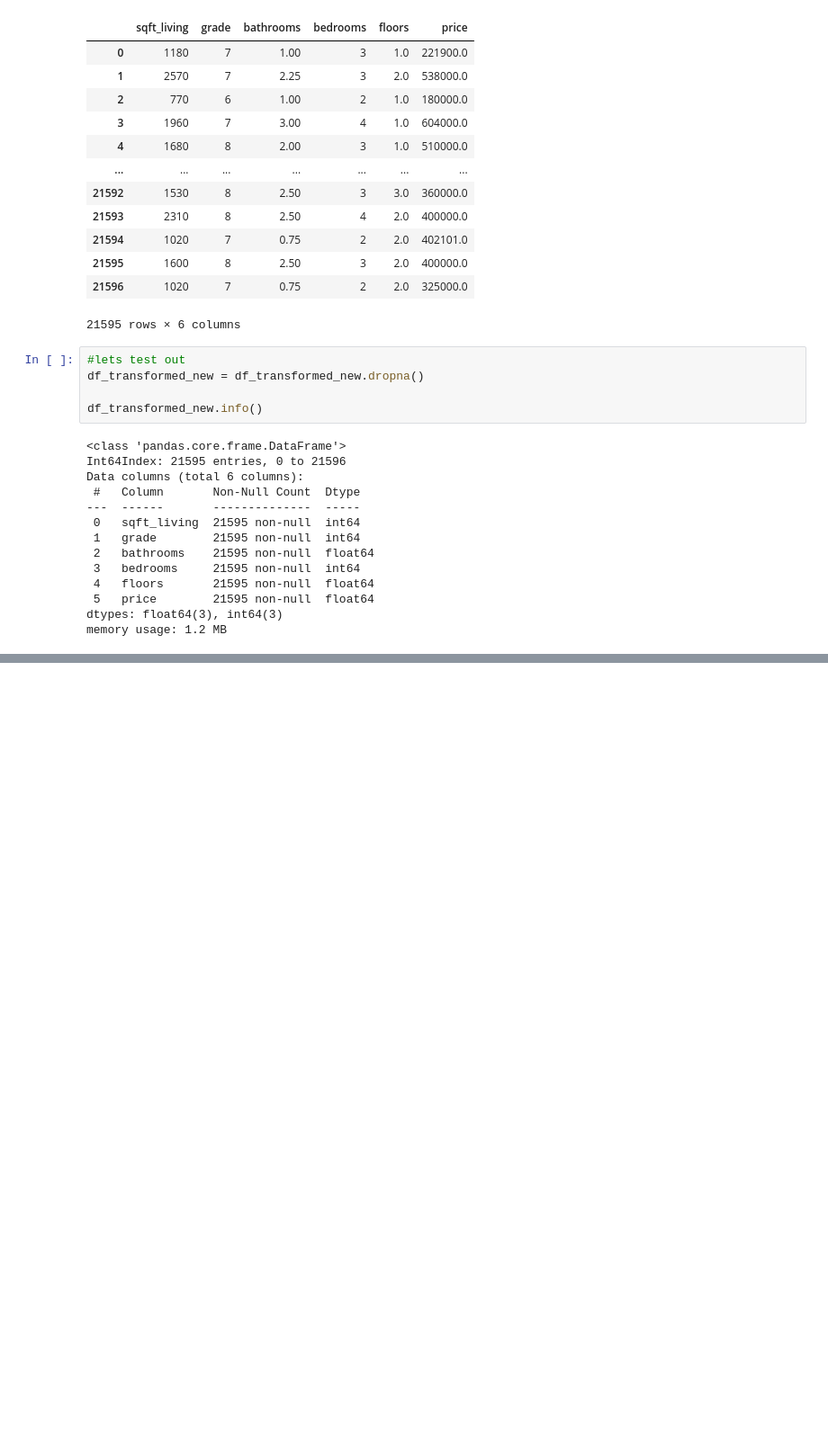
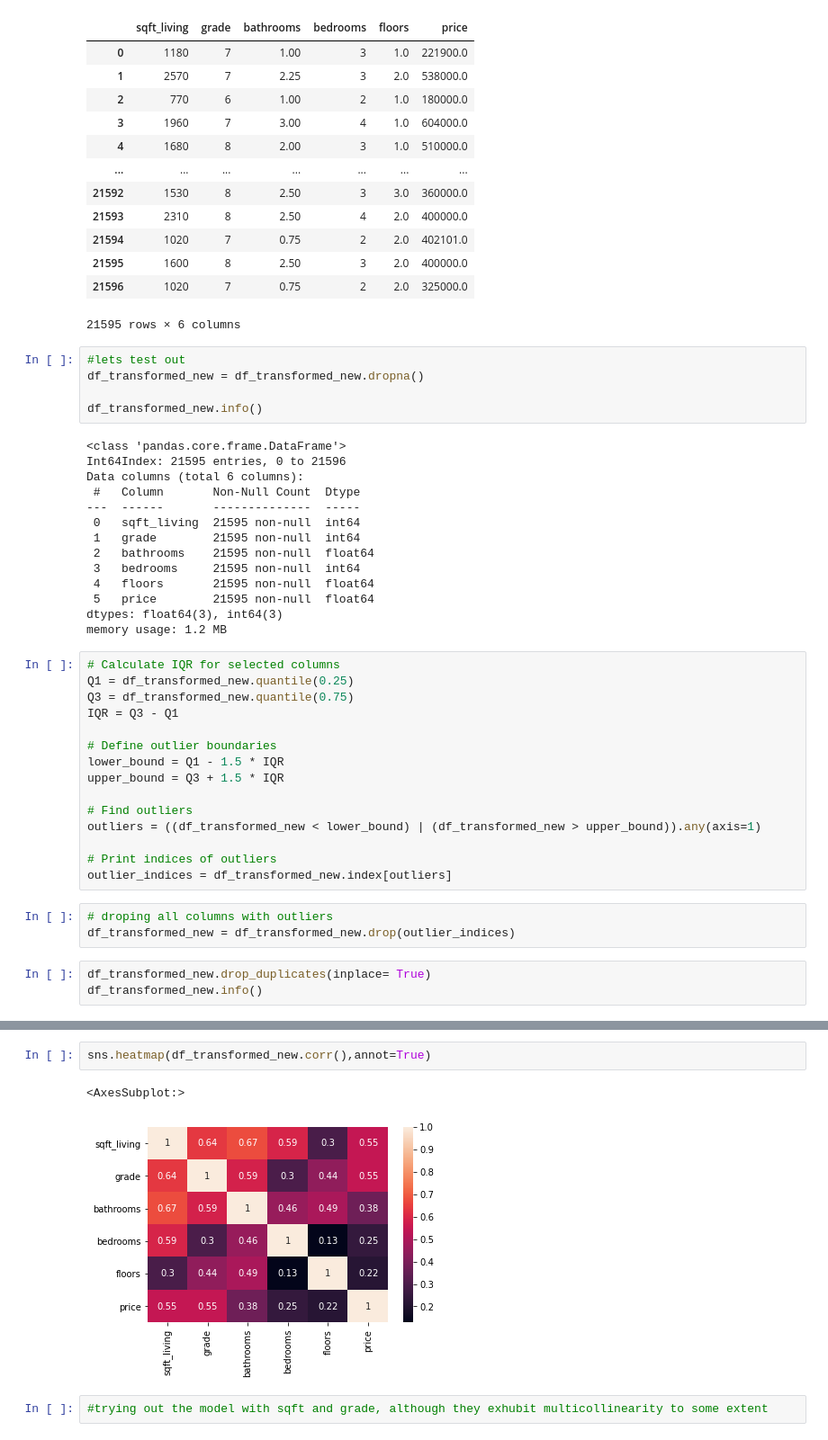
Before and after one commit to Leila-Nyambura/king-county-house-price-prediction-LRM, a Jupyter notebook: Leonard.ipynb, the cells around one changed output, grey strips where cells are left out. Shown at 90% size. Saved outputs shown, nothing was run; the diff lists cells and outputs as text; blank space fills up the shorter version.

```diff
--- a/Leonard.ipynb
+++ b/Leonard.ipynb
@@ -525,3 +525,24 @@ Data columns (total 6 columns):
  5   price        21595 non-null  float64
 dtypes: float64(3), int64(3)
 memory usage: 1.2 MB
+# %%
+# Calculate IQR for selected columns
+Q1 = df_transformed_new.quantile(0.25)
+Q3 = df_transformed_new.quantile(0.75)
+IQR = Q3 - Q1
+
+# Define outlier boundaries
+lower_bound = Q1 - 1.5 * IQR
+upper_bound = Q3 + 1.5 * IQR
+
+# Find outliers
+outliers = ((df_transformed_new < lower_bound) | (df_transformed_new > upper_bound)).any(axis=1)
+
+# Print indices of outliers
+outlier_indices = df_transformed_new.index[outliers]
+# %%
+# droping all columns with outliers
+df_transformed_new = df_transformed_new.drop(outlier_indices)
+# %%
+df_transformed_new.drop_duplicates(inplace= True)
+df_transformed_new.info()
@@ -527,0 +563,7 @@ memory usage: 1.2 MB
+# %%
+sns.heatmap(df_transformed_new.corr(),annot=True)
+# %% [output]
+<AxesSubplot:>
+[figure, added]
+# %%
+#trying out the model with sqft and grade, although they exhubit multicollinearity to some extent
```
Also changed, not shown: parts of 12 cells of this notebook.
